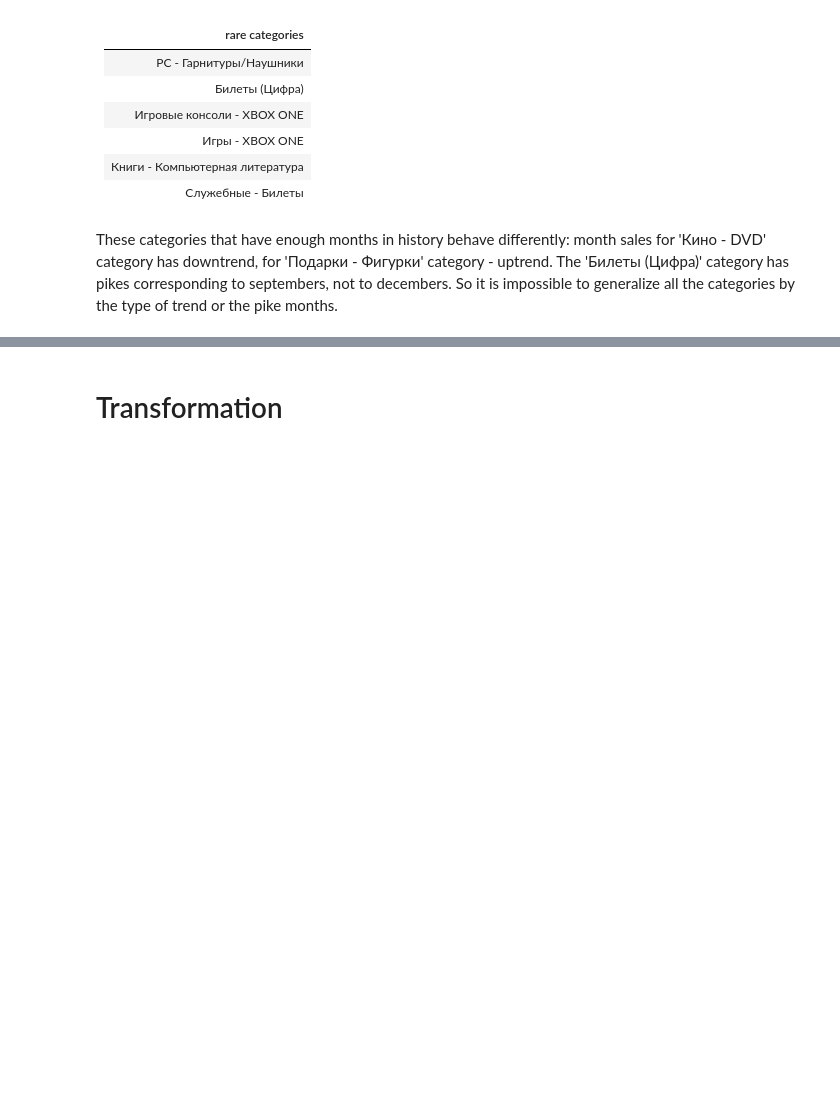
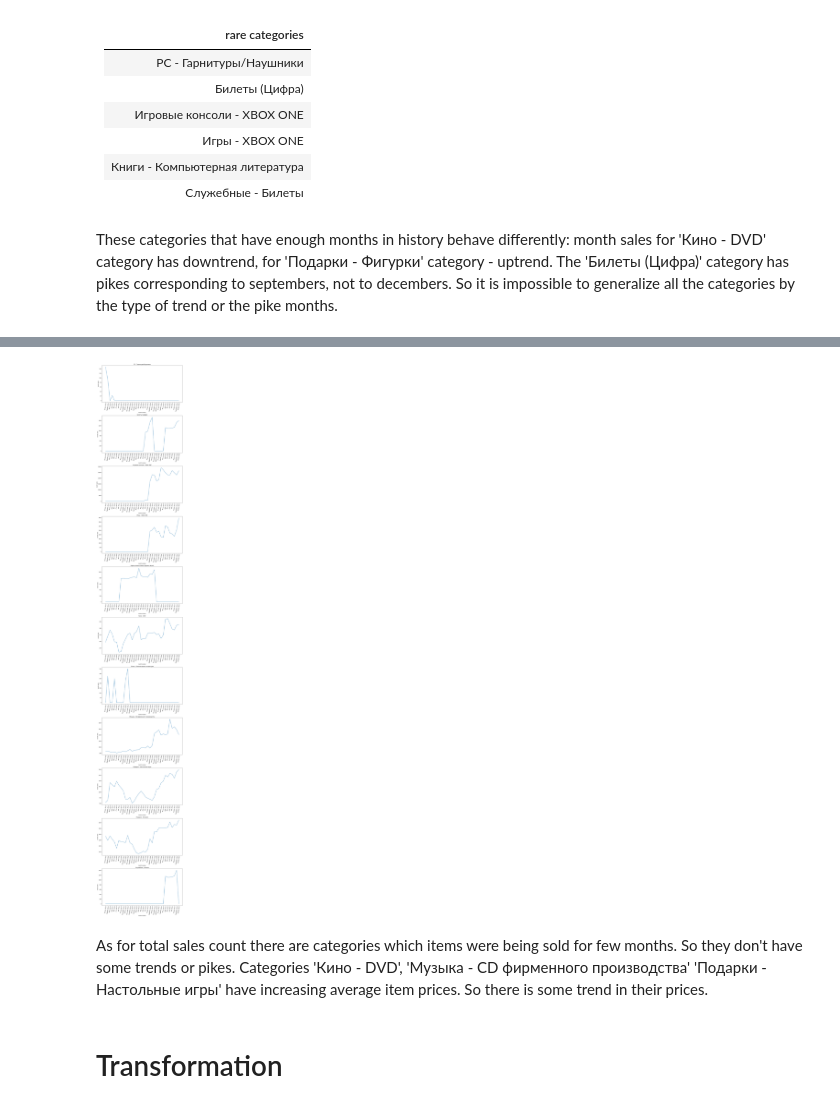
Before and after one commit to vkhmara/EPAM-Internship, a Jupyter notebook: Predict future sales/EDA future sales.ipynb, the cells around one changed output, grey strips where cells are left out. Saved outputs shown, nothing was run; the diff lists cells and outputs as text; code cells hidden in the pictures; blank space fills up the shorter version.

Commit message:
update eda future sales

```diff
--- a/Predict future sales/EDA future sales.ipynb
+++ b/Predict future sales/EDA future sales.ipynb
@@ -646,7 +681,7 @@ for i, item_cat_id in enumerate(categories_to_show):
                             .merge(all_months, on='date_block_num', how='right')\
                             .fillna(0)
 
-    ax.plot(sample_category_count.date_block_num, sample_category_count.item_cnt_day)
+    ax.plot(sample_category_count.date_block_num, sample_category_count.total_count)
     ax.set_title(item_categories.loc[item_cat_id].item_category_name)
     ax.set_xlabel('month number')
     ax.set_ylabel('month sales')
@@ -680,0 +718,3 @@ These categories that have enough months in history behave differently: month sa
+# %%
+sales_train['total_income'] = sales_train.item_price * sales_train.item_cnt_day
+sales_train.head()
@@ -680,0 +728,12 @@ These categories that have enough months in history behave differently: month sa
+# %%
+category_item_price = sales_train.merge(
+    items.drop(columns='item_name'), on='item_id'
+    )\
+    .groupby(['date_block_num', 'item_category_id'])\
+    .agg({'item_cnt_day': 'sum',
+         'total_income': 'sum'})\
+    .reset_index()\
+    .rename(columns={'item_cnt_day': 'total_count'})
+
+category_item_price['average_price'] = category_item_price.total_income / category_item_price.total_count
+category_item_price.head()
@@ -681,3 +747,30 @@ These categories that have enough months in history behave differently: month sa
+# %%
+categories_to_show = item_categories.item_category_id[::8]
+
+fig, axes = plt.subplots(
+    categories_to_show.size, 1,
+    figsize=(12, 7 * categories_to_show.size),
+    constrained_layout=True
+)
+
+for i, item_cat_id in enumerate(categories_to_show):
+    ax = axes[i]
+    sample_category_item_price = category_item_price[category_item_price.item_category_id == item_cat_id]\
+                            .drop(columns='item_category_id')\
+                            .merge(all_months, on='date_block_num', how='right')\
+                            .fillna(0)
+
+    ax.plot(sample_category_item_price.date_block_num, sample_category_item_price.average_price)
+    ax.set_title(item_categories.loc[item_cat_id].item_category_name)
+    ax.set_xlabel('month number')
+    ax.set_ylabel('price')
+    ax.set_xticks(ticks=all_months.date_block_num)
+    ax.set_xticklabels(all_month_names, rotation=80)
+plt.show()
+# %% [output]
+[figure, added]
+# %% [markdown]
+As for total sales count there are categories which items were being sold for few months. So they don't have some trends or pikes. Categories 'Кино - DVD', 'Музыка - CD фирменного производства' 'Подарки - Настольные игры' have increasing average item prices. So there is some trend in their prices.
 # %% [markdown]
 # Transformation
 # %% [markdown]
```
Also changed, not shown: parts of 16 cells of this notebook.
